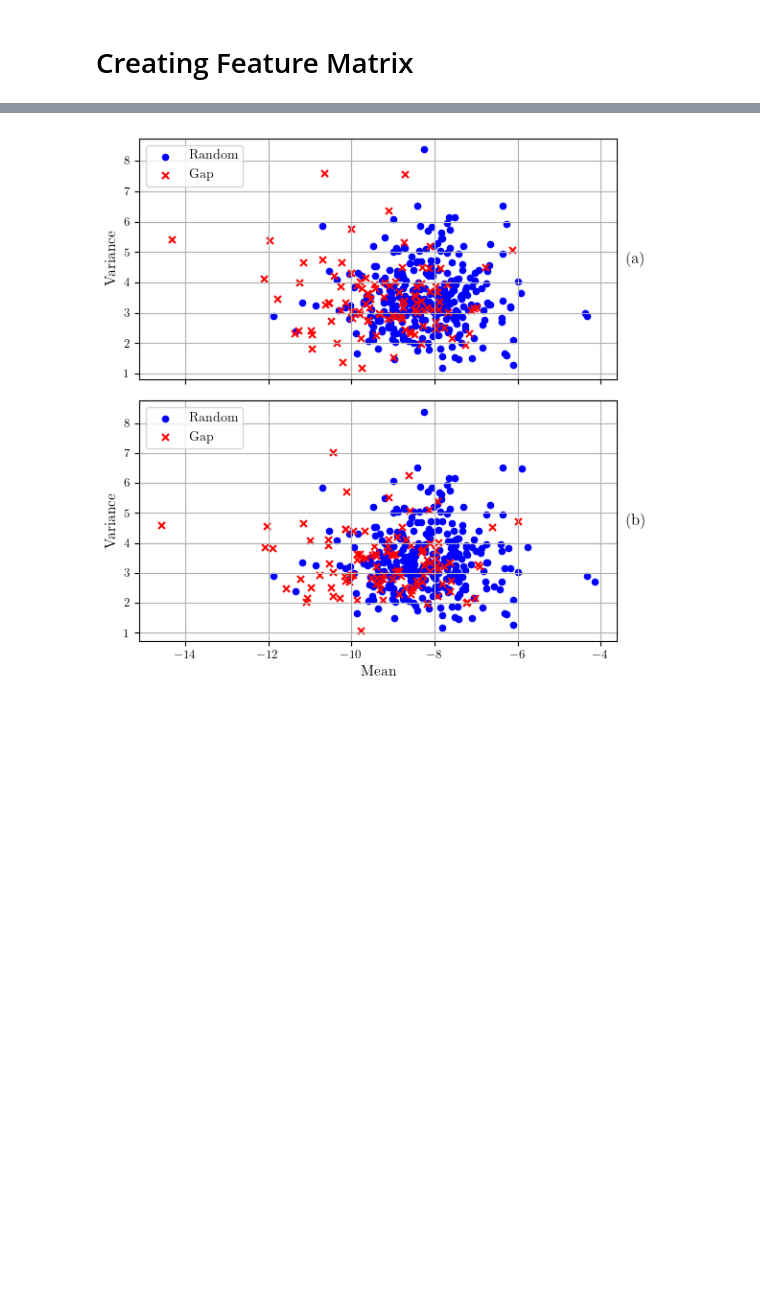
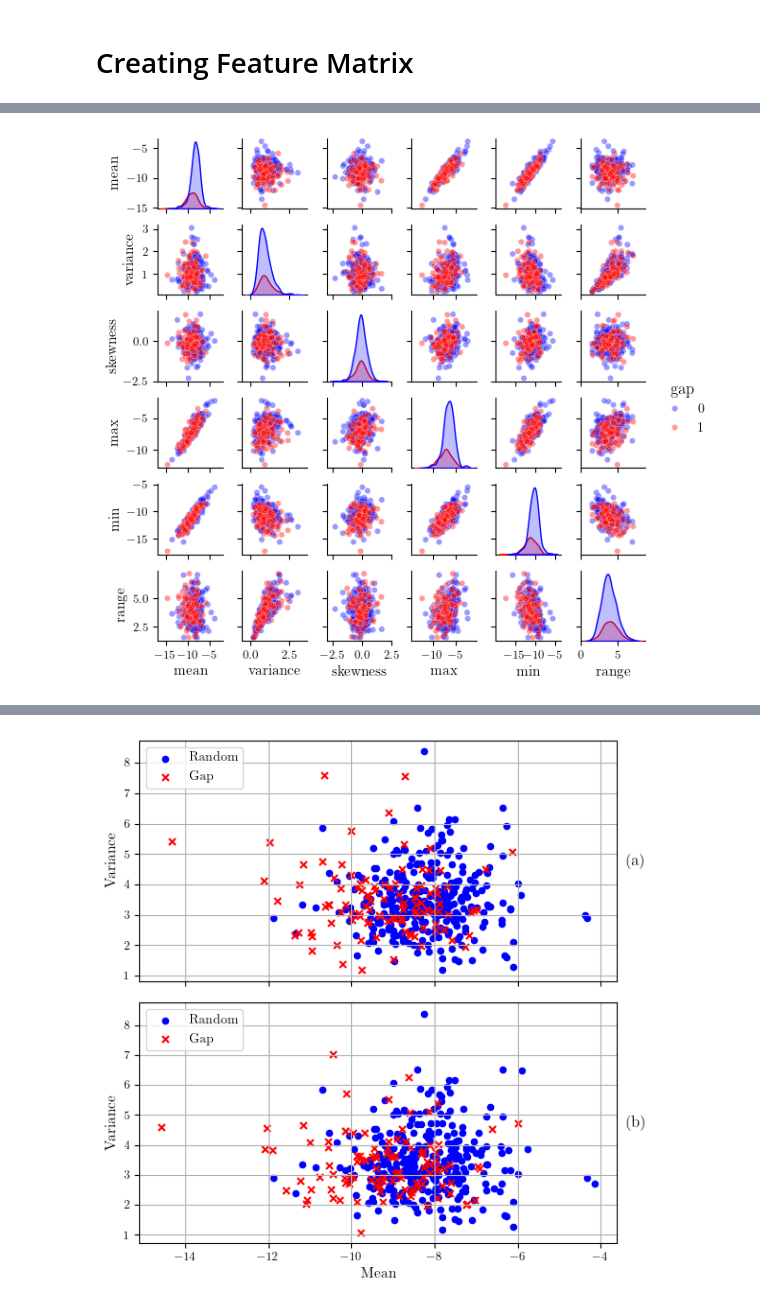
Before and after one commit to ol-webb/tree_gaps4, a Jupyter notebook: all_gaps_mk2/main1.ipynb, the cells around one changed output, grey strips where cells are left out. Saved outputs shown, nothing was run; the diff lists cells and outputs as text; code cells hidden in the pictures; blank space fills up the shorter version.

```diff
--- a/all_gaps_mk2/main1.ipynb
+++ b/all_gaps_mk2/main1.ipynb
@@ -813,10 +875,14 @@ def create_feature_matrix(gap_df, random_df, area_df):
 
     return X_df
 # %%
-X_df_alltime = create_feature_matrix(df_series_alltime_gaps, df_series_alltime_random, df)
+#X_df_alltime = create_feature_matrix(df_series_alltime_gaps, df_series_alltime_random, df)
 
 X_df_2yr = create_feature_matrix(df_series_2yr_gaps, df_series_2yr_random, df)
 
-X_df_2yr_reduced = create_feature_matrix(df_series_2yr_gaps,df_series_alltime_random_reduced, df)
+#X_df_2yr_reduced = create_feature_matrix(df_series_2yr_gaps,df_series_alltime_random_reduced, df)
 
-X_df_2yr_filtered = create_feature_matrix(df_series_2yr_gaps_filtered, df_series_2yr_random_filtered, df)
+#X_df_2yr_filtered = create_feature_matrix(df_series_2yr_gaps_filtered, df_series_2yr_random_filtered, df)
+
+X_df_2yr_filtered_kalman = create_feature_matrix(df_series_2yr_gaps_filtered_kalman, df_series_2yr_random_filtered_kalman, df)
+
+X_df_2yr_filtered_savgol = create_feature_matrix(df_series_2yr_gaps_filtered_kalman, df_series_2yr_random_filtered_savgol, df)
@@ -822,0 +910,13 @@ X_df_2yr_filtered = create_feature_matrix(df_series_2yr_gaps_filtered, df_series
+# %%
+X_df_2yr_clean_kalman = X_df_2yr_filtered_kalman.drop(columns=['area'],axis=1)
+
+# Create the pairplot
+palette = {0: "blue", 1: "red"}
+
+# Create the pairplot with the specified color palette
+pairplot = sns.pairplot(X_df_2yr_clean_kalman, hue='gap', diag_kind='kde', height=1, palette=palette, plot_kws={'alpha': 0.4, 's': 20})
+
+# Show the plot
+plt.show()
+# %% [output]
+[figure, added]
```
Also changed, not shown: parts of 16 cells of this notebook, 4 other files.
